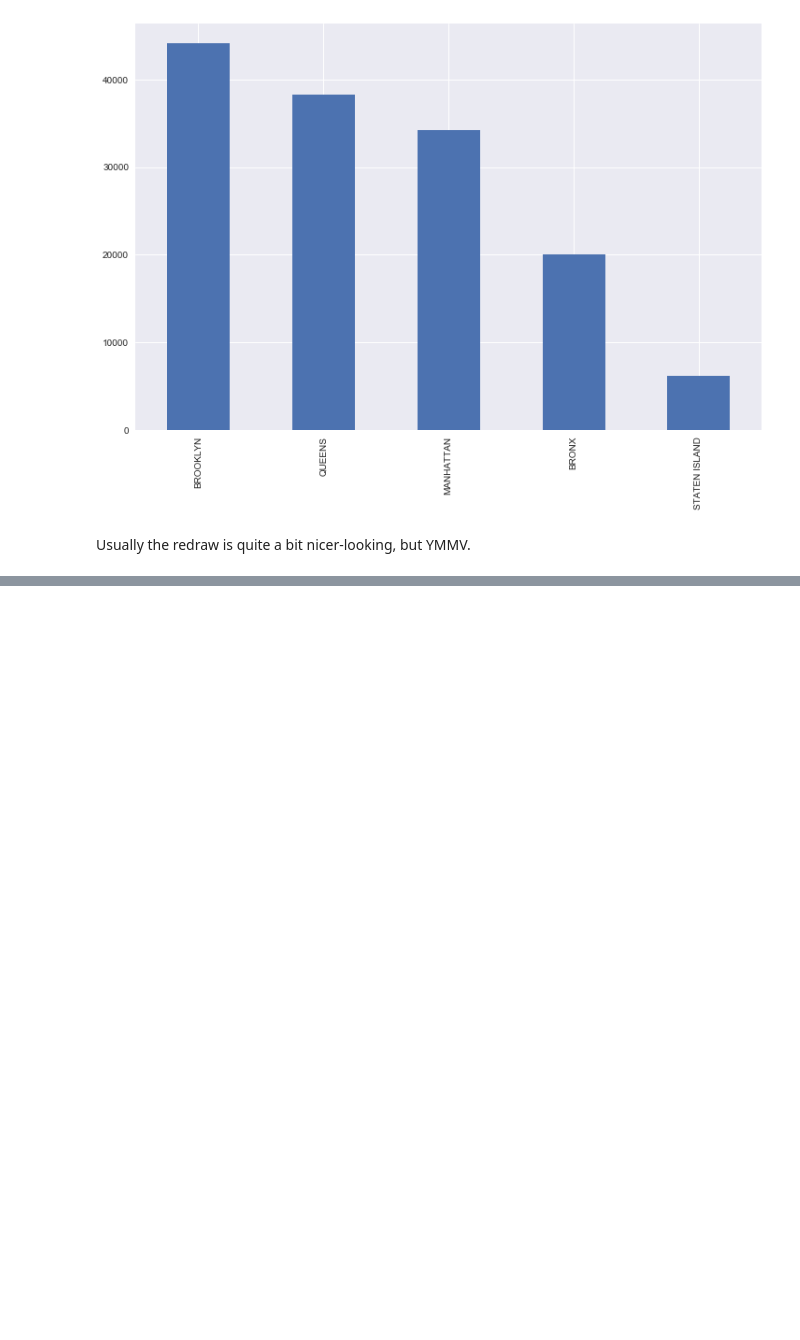
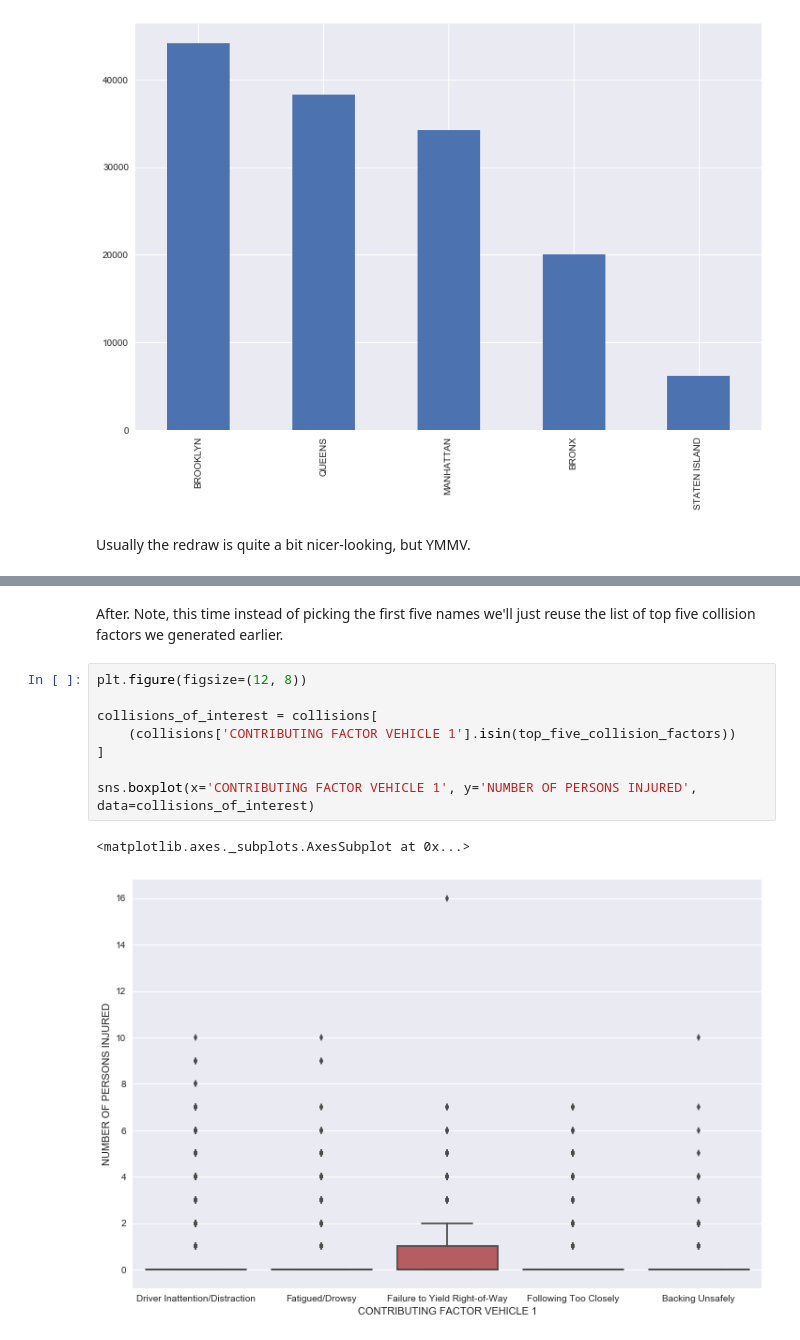
Before and after one commit to ResidentMario/plotting-tools, a Jupyter notebook: notebooks/02-seaborn.ipynb, the cells around one changed output, grey strips where cells are left out. Saved outputs shown, nothing was run; the diff lists cells and outputs as text; blank space fills up the shorter version.

```diff
--- a/notebooks/02-seaborn.ipynb
+++ b/notebooks/02-seaborn.ipynb
@@ -144,0 +151,13 @@ sns.barplot(x='CONTRIBUTING FACTOR VEHICLE 1',
+# %% [markdown]
+After. Note, this time instead of picking the first five names we'll just reuse the list of top five collision factors we generated earlier.
+# %%
+plt.figure(figsize=(12, 8))
+
+collisions_of_interest = collisions[
+    (collisions['CONTRIBUTING FACTOR VEHICLE 1'].isin(top_five_collision_factors))
+]
+
+sns.boxplot(x='CONTRIBUTING FACTOR VEHICLE 1', y='NUMBER OF PERSONS INJURED', data=collisions_of_interest)
+# %% [output]
+<matplotlib.axes._subplots.AxesSubplot at 0x...>
+[figure, added]
```
Also changed, not shown: parts of 22 cells of this notebook, 7 other files.
